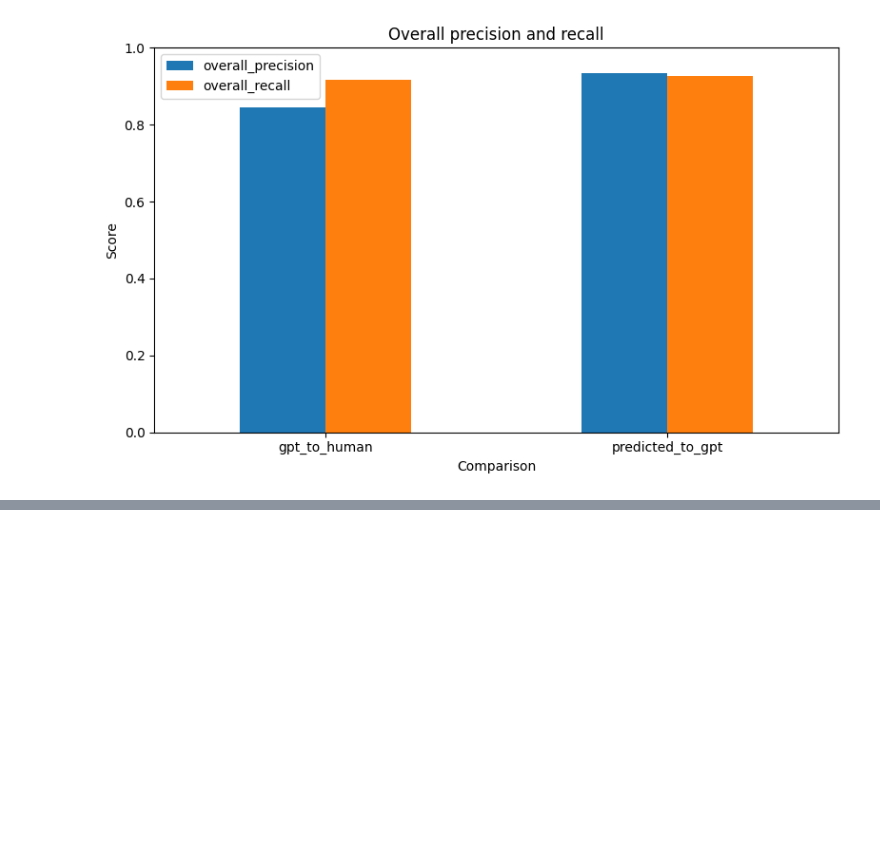
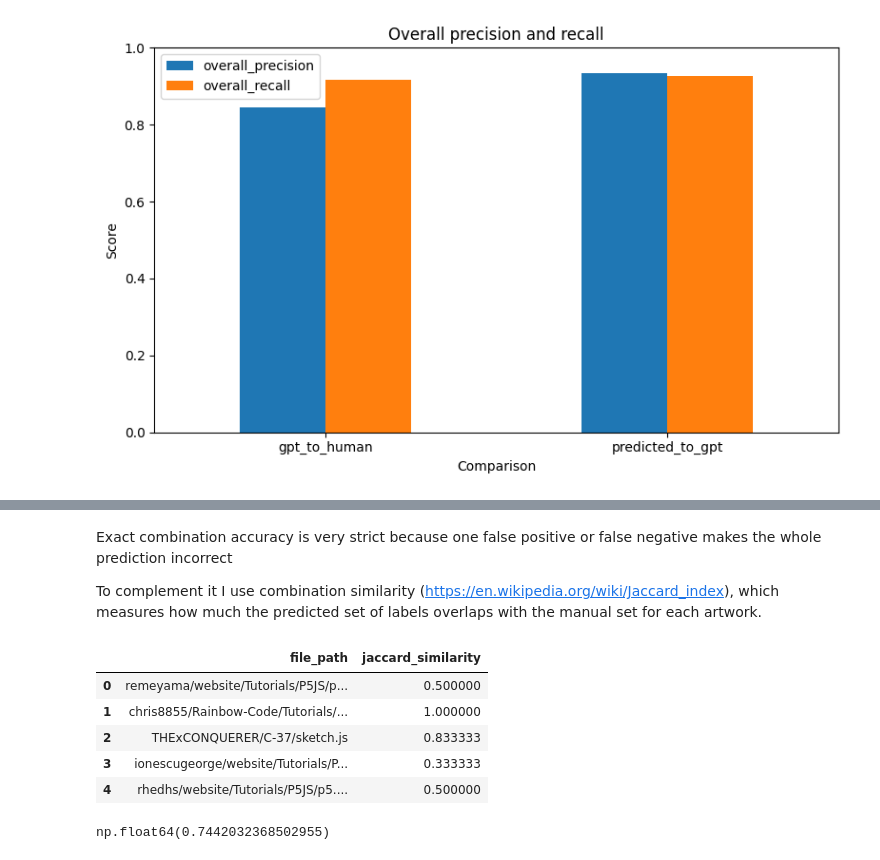
Before and after one commit to sparkrew/art-in-swh, a Jupyter notebook: src/compare-labels.ipynb, the cells around one changed output, grey strips where cells are left out. Cells and saved outputs as stored; diff of their text form; code cells hidden in the pictures; blank space fills up the shorter version.

```diff
--- a/src/compare-labels.ipynb
+++ b/src/compare-labels.ipynb
@@ -376,0 +408,47 @@ plt.show()
+# %% [markdown]
+Exact combination accuracy is very strict because one false positive or false negative makes the whole prediction incorrect
+
+To complement it I use combination similarity (https://en.wikipedia.org/wiki/Jaccard_index), which measures how much the predicted set of labels overlaps with the manual set for each artwork.
+# %%
+def flatten_labels(labels):
+    flat = set()
+    for group in ["entities", "interaction", "outcome"]:
+        for label in labels.get(group, []):
+            flat.add(f"{group}:{label}")
+    return flat
+
+def jaccard_similarity(manual_labels, pred_labels):
+    manual_set = flatten_labels(manual_labels)
+    pred_set = flatten_labels(pred_labels)
+    if len(manual_set | pred_set) == 0:
+        return 1
+    return len(manual_set & pred_set) / len(manual_set | pred_set)
+
+rows = []
+for item in manual_data:
+    file_path = item["file_path"]
+    manual_labels = item["classification"]
+    pred_labels = pred_by_path.get(
+        file_path,
+        {
+            "entities": [],
+            "interaction": [],
+            "outcome": []
+        }
+    )
+    rows.append({
+        "file_path": file_path,
+        "jaccard_similarity": jaccard_similarity(manual_labels, pred_labels),
+    })
+
+combo_similarity_df = pd.DataFrame(rows)
+display(combo_similarity_df.head())
+combo_similarity_df["jaccard_similarity"].mean()
+# %% [output]
+|  | file_path | jaccard_similarity |
+| 0 | remeyama/website/Tutorials/P5JS/p... | 0.500000 |
+| 1 | chris8855/Rainbow-Code/Tutorials/... | 1.000000 |
+| 2 | THExCONQUERER/C-37/sketch.js | 0.833333 |
+| 3 | ionescugeorge/website/Tutorials/P... | 0.333333 |
+| 4 | rhedhs/website/Tutorials/P5JS/p5.... | 0.500000 |
+np.float64(0.7442032368502955)
```
Also changed, not shown: parts of 12 cells of this notebook.
